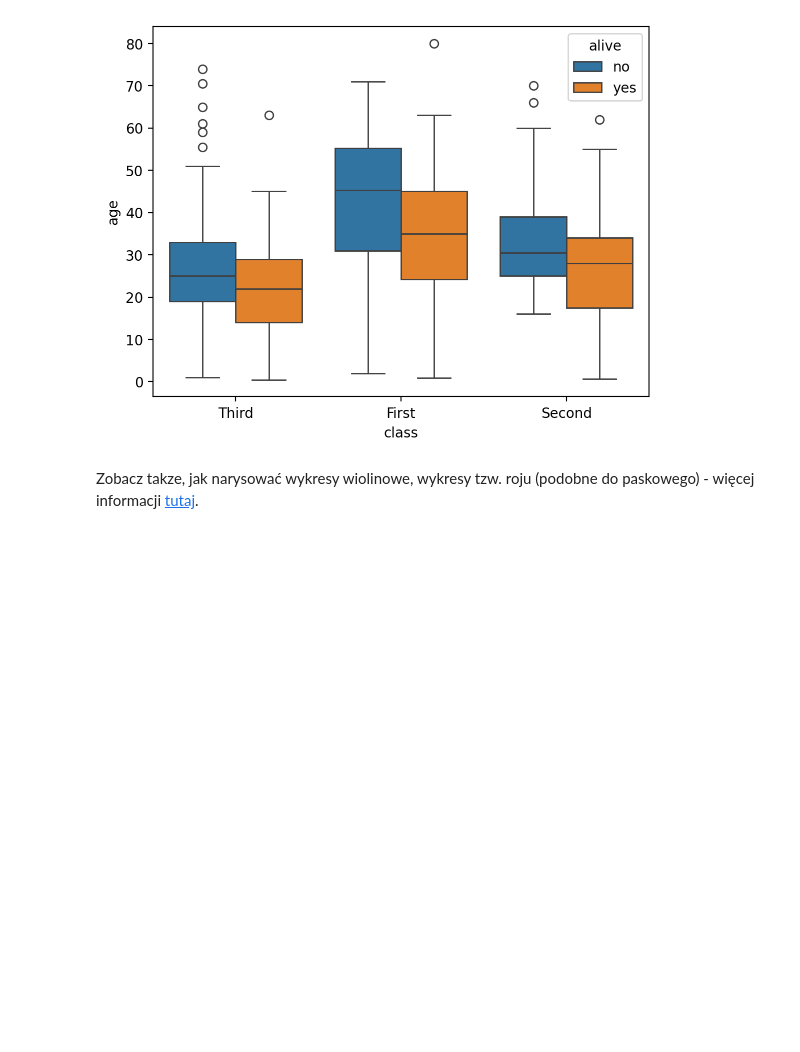
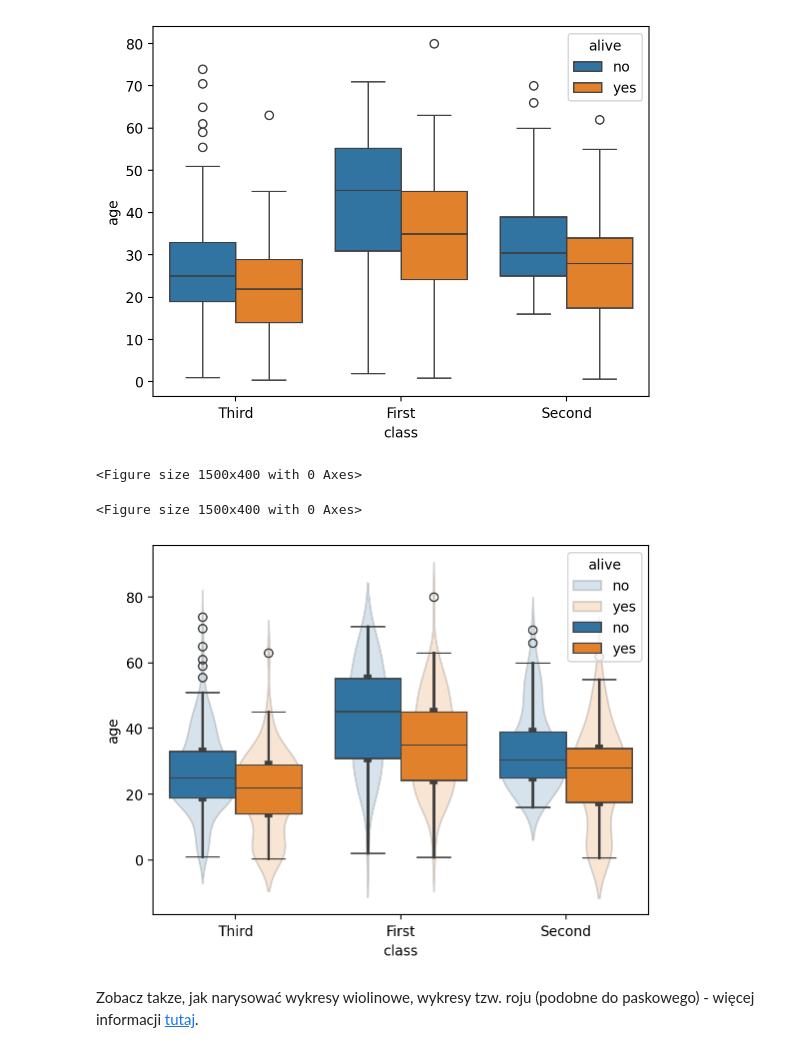
Before and after one commit to msnaspers/pwgdansk, a Jupyter notebook: sad-main/06-dataviz-seaborn.ipynb, the cells around one changed output. Drawn from its saved outputs; the diff is of its cells as text; code cells hidden in the pictures; blank space fills up the shorter version.

```diff
--- a/sad-main/06-dataviz-seaborn.ipynb
+++ b/sad-main/06-dataviz-seaborn.ipynb
@@ -442,5 +464,15 @@ sns.boxplot(data=titanic, x="class", y="age", hue="alive");
 # %% [output]
 [figure]
+# %%
+plt.figure(figsize=(15,4))
+# %% [output]
+<Figure size 1500x400 with 0 Axes>
+<Figure size 1500x400 with 0 Axes>
+# %%
+plt = sns.violinplot(data=titanic, x="class", y="age", hue="alive",alpha=.2,)
+plt=sns.boxplot(data=titanic, x="class", y="age", hue="alive");
+# %% [output]
+[figure, added]
 # %% [markdown]
 Zobacz takze, jak narysować wykresy wiolinowe, wykresy tzw. roju (podobne do paskowego) - więcej informacji [tutaj](https://seaborn.pydata.org/generated/seaborn.boxplot.html).
 # %% [markdown]
```
Also changed, not shown: parts of 6 cells of this notebook, 1 other file.
